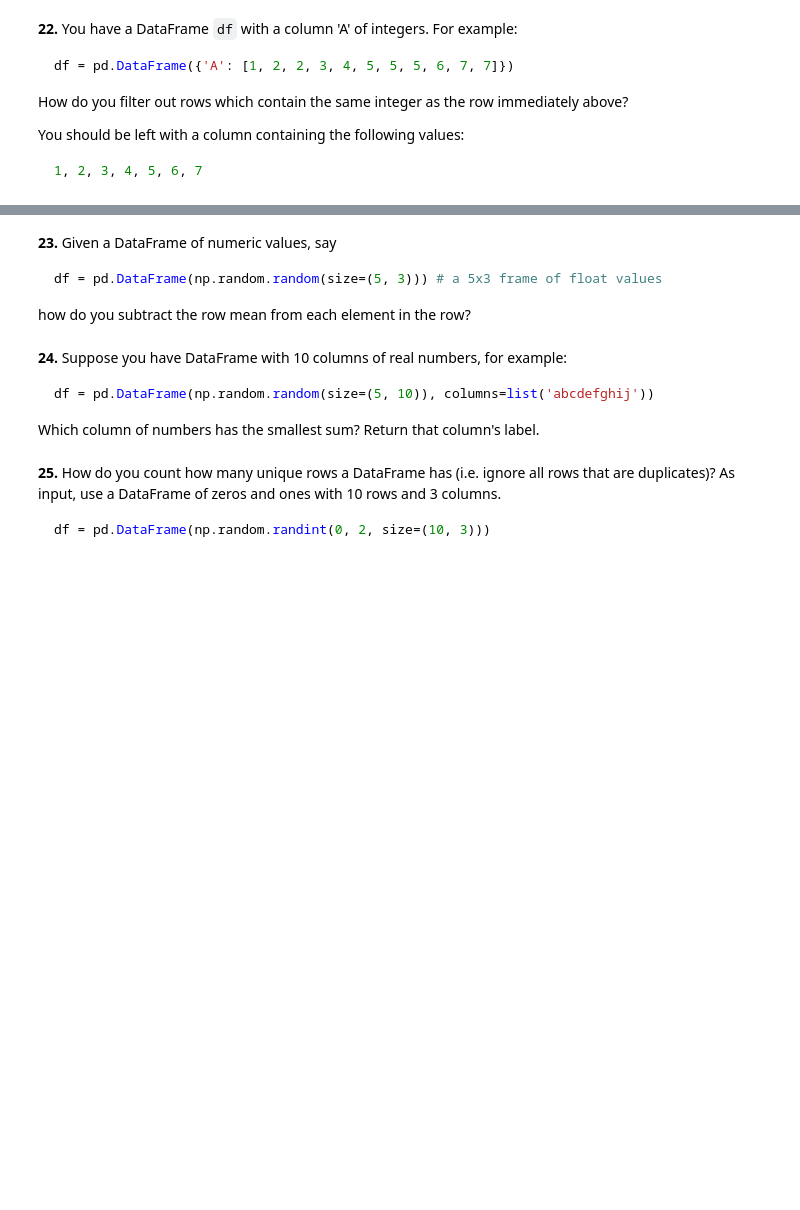
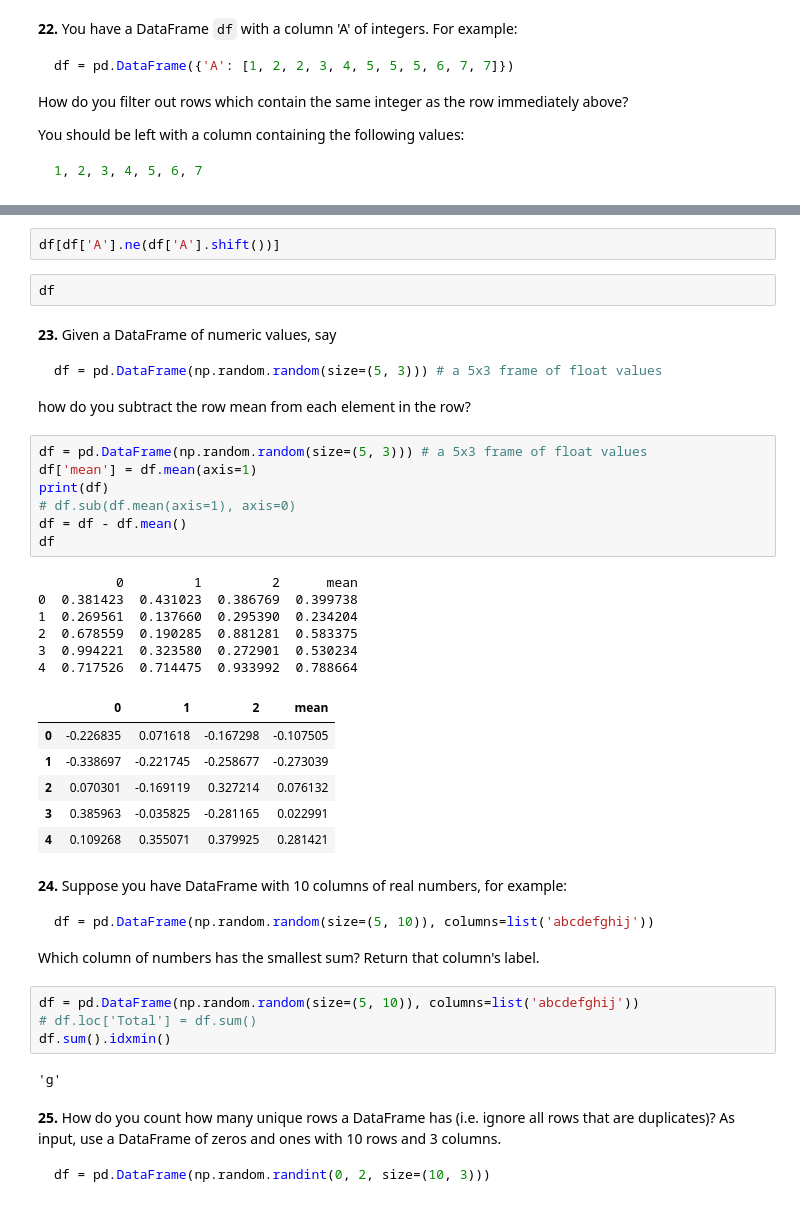
Before and after one commit to Mateusz1922/100-pandas-puzzles, a Jupyter notebook: 100-pandas-puzzles.ipynb, the cells around one changed output, grey strips where cells are left out. Drawn from its saved outputs; the diff is of its cells as text; blank space fills up the shorter version.

````diff
--- a/100-pandas-puzzles.ipynb
+++ b/100-pandas-puzzles.ipynb
@@ -289,3 +312,7 @@ You should be left with a column containing the following values:
+# %%
+df[df['A'].ne(df['A'].shift())]
+# %%
+df
 # %% [markdown]
 **23.** Given a DataFrame of numeric values, say
 ```python
@@ -293,6 +320,26 @@ df = pd.DataFrame(np.random.random(size=(5, 3))) # a 5x3 frame of float values
 ```
 
 how do you subtract the row mean from each element in the row?
+# %%
+df = pd.DataFrame(np.random.random(size=(5, 3))) # a 5x3 frame of float values
+df['mean'] = df.mean(axis=1)
+print(df)
+# df.sub(df.mean(axis=1), axis=0)
+df = df - df.mean()
+df
+# %% [output]
+          0         1         2      mean
+0  0.381423  0.431023  0.386769  0.399738
+1  0.269561  0.137660  0.295390  0.234204
+2  0.678559  0.190285  0.881281  0.583375
+3  0.994221  0.323580  0.272901  0.530234
+4  0.717526  0.714475  0.933992  0.788664
+|  | 0 | 1 | 2 | mean |
+| 0 | -0.226835 | 0.071618 | -0.167298 | -0.107505 |
+| 1 | -0.338697 | -0.221745 | -0.258677 | -0.273039 |
+| 2 | 0.070301 | -0.169119 | 0.327214 | 0.076132 |
+| 3 | 0.385963 | -0.035825 | -0.281165 | 0.022991 |
+| 4 | 0.109268 | 0.355071 | 0.379925 | 0.281421 |
 # %% [markdown]
 **24.** Suppose you have DataFrame with 10 columns of real numbers, for example:
 
@@ -300,6 +347,12 @@ how do you subtract the row mean from each element in the row?
 df = pd.DataFrame(np.random.random(size=(5, 10)), columns=list('abcdefghij'))
 ```
 Which column of numbers has the smallest sum?  Return that column's label.
+# %%
+df = pd.DataFrame(np.random.random(size=(5, 10)), columns=list('abcdefghij'))
+# df.loc['Total'] = df.sum()
+df.sum().idxmin()
+# %% [output]
+'g'
 # %% [markdown]
 **25.** How do you count how many unique rows a DataFrame has (i.e. ignore all rows that are duplicates)? As input, use a DataFrame of zeros and ones with 10 rows and 3 columns.
 
````
Also changed, not shown: parts of 9 cells of this notebook.
